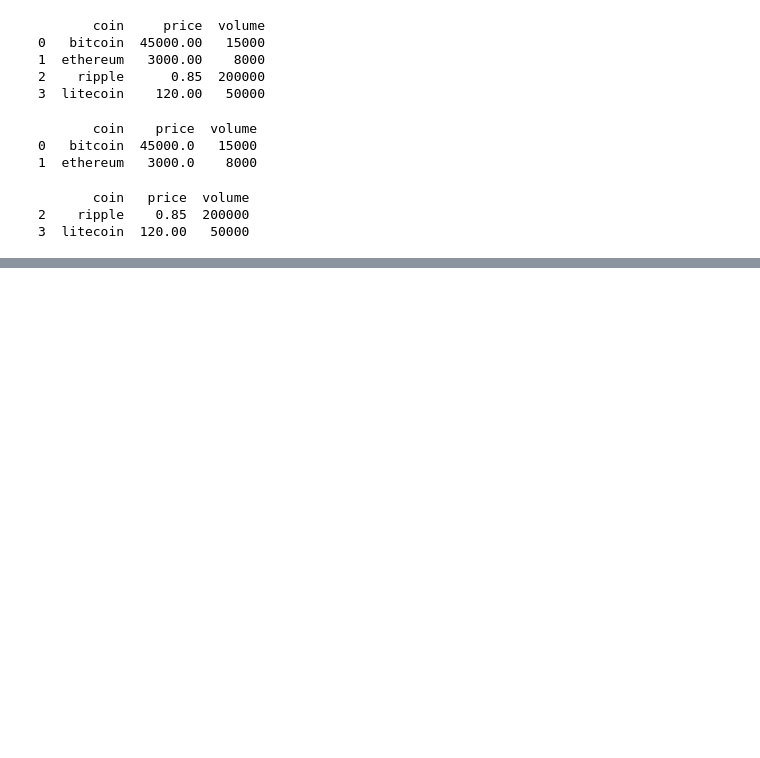
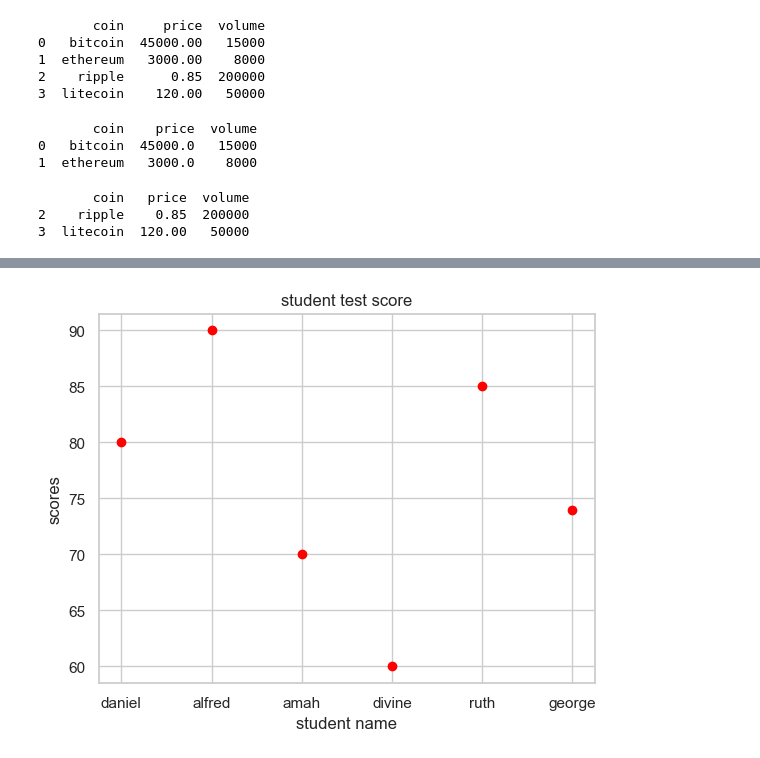
Before and after one commit to Ayodejifem/python-data-numpy-pandas, a Jupyter notebook: module_2/data_manipulation_pandas_numpy.ipynb, the cells around one changed output, grey strips where cells are left out. Cells and saved outputs as stored; diff of their text form; code cells hidden in the pictures; blank space fills up the shorter version.

```diff
--- a/module_2/data_manipulation_pandas_numpy.ipynb
+++ b/module_2/data_manipulation_pandas_numpy.ipynb
@@ -31,0 +58,8 @@ print(df.tail(2))
+# %%
+plt.scatter(student, scores, color = 'red')
+plt.title('student test score')
+plt.xlabel('student name')
+plt.ylabel('scores')
+plt.show()
+# %% [output]
+[figure, added]
```
Also changed, not shown: parts of 18 cells of this notebook.
